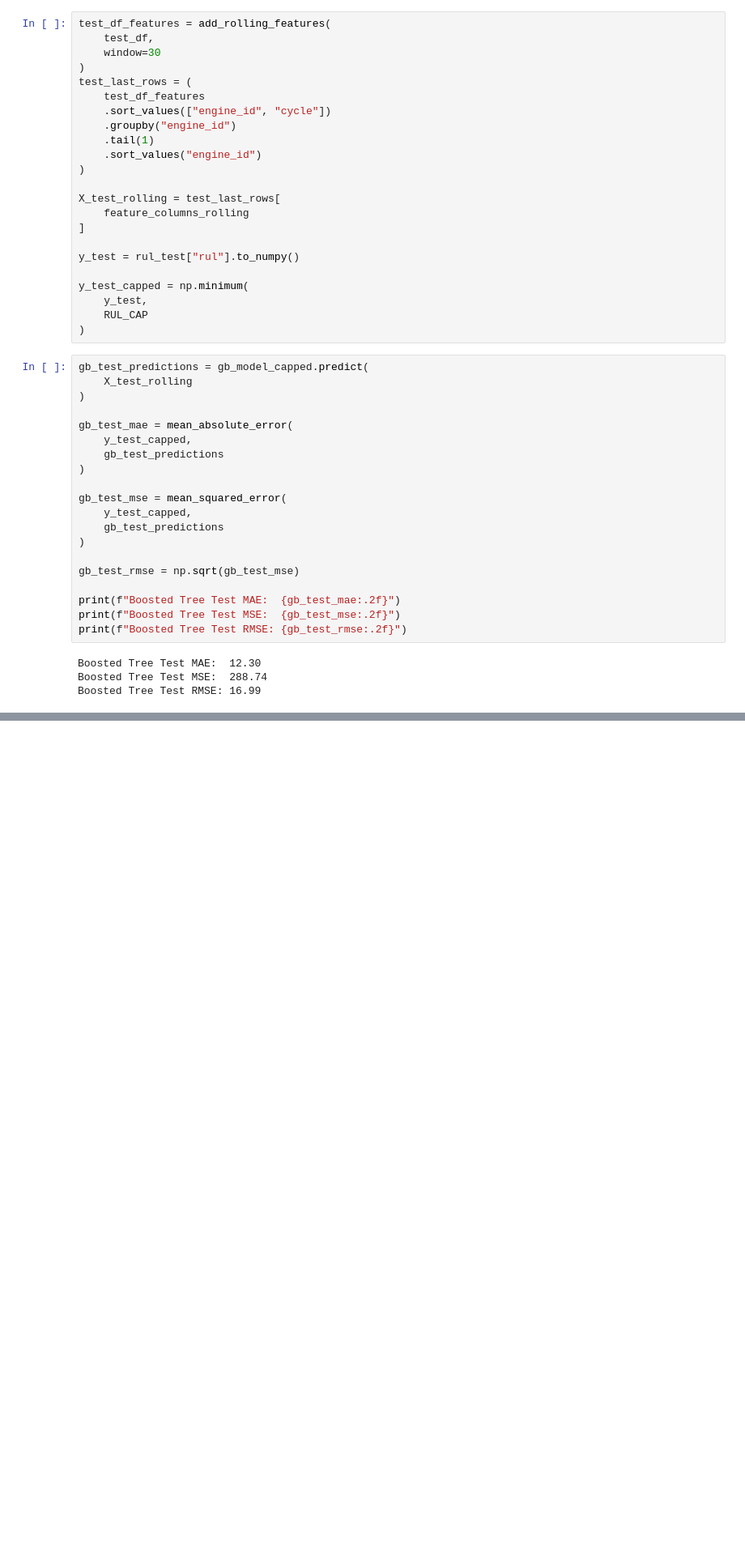
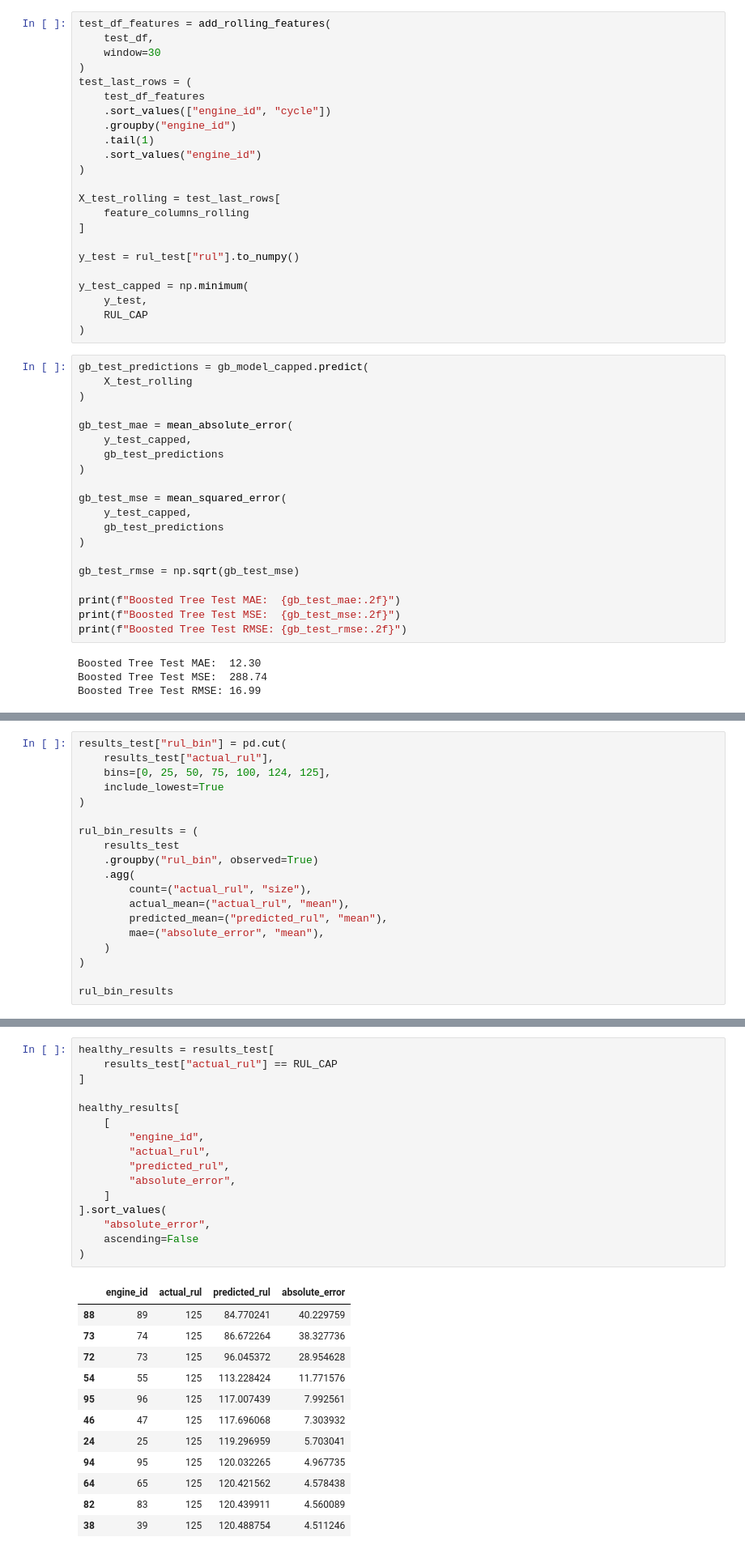
Before and after one commit to iamprakhar10/aircraft-rul-predictor, a Jupyter notebook: notebooks/01_explore_fd001.ipynb, the cells around one changed output, grey strips where cells are left out. Shown at 81% size. Saved outputs shown, nothing was run; the diff lists cells and outputs as text; blank space fills up the shorter version.

```diff
--- a/notebooks/01_explore_fd001.ipynb
+++ b/notebooks/01_explore_fd001.ipynb
@@ -1690,0 +1709,19 @@ Boosted Tree Test RMSE: 16.99
+# %%
+results_test["rul_bin"] = pd.cut(
+    results_test["actual_rul"],
+    bins=[0, 25, 50, 75, 100, 124, 125],
+    include_lowest=True
+)
+
+rul_bin_results = (
+    results_test
+    .groupby("rul_bin", observed=True)
+    .agg(
+        count=("actual_rul", "size"),
+        actual_mean=("actual_rul", "mean"),
+        predicted_mean=("predicted_rul", "mean"),
+        mae=("absolute_error", "mean"),
+    )
+)
+
+rul_bin_results
@@ -1690,0 +1737,29 @@ Boosted Tree Test RMSE: 16.99
+# %%
+healthy_results = results_test[
+    results_test["actual_rul"] == RUL_CAP
+]
+
+healthy_results[
+    [
+        "engine_id",
+        "actual_rul",
+        "predicted_rul",
+        "absolute_error",
+    ]
+].sort_values(
+    "absolute_error",
+    ascending=False
+)
+# %% [output]
+|  | engine_id | actual_rul | predicted_rul | absolute_error |
+| 88 | 89 | 125 | 84.770241 | 40.229759 |
+| 73 | 74 | 125 | 86.672264 | 38.327736 |
+| 72 | 73 | 125 | 96.045372 | 28.954628 |
+| 54 | 55 | 125 | 113.228424 | 11.771576 |
+| 95 | 96 | 125 | 117.007439 | 7.992561 |
+| 46 | 47 | 125 | 117.696068 | 7.303932 |
+| 24 | 25 | 125 | 119.296959 | 5.703041 |
+| 94 | 95 | 125 | 120.032265 | 4.967735 |
+| 64 | 65 | 125 | 120.421562 | 4.578438 |
+| 82 | 83 | 125 | 120.439911 | 4.560089 |
+| 38 | 39 | 125 | 120.488754 | 4.511246 |
```
Also changed, not shown: parts of 4 cells of this notebook.
